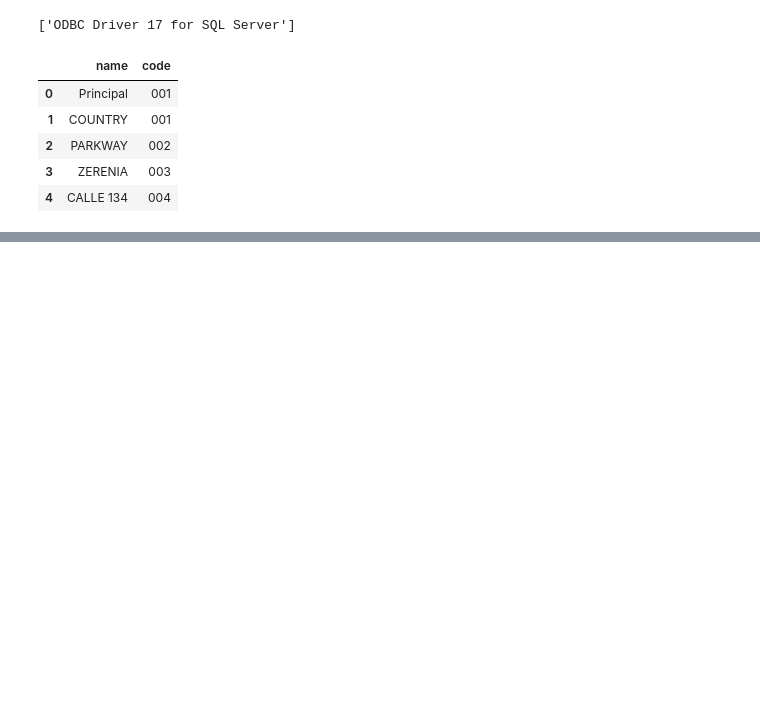
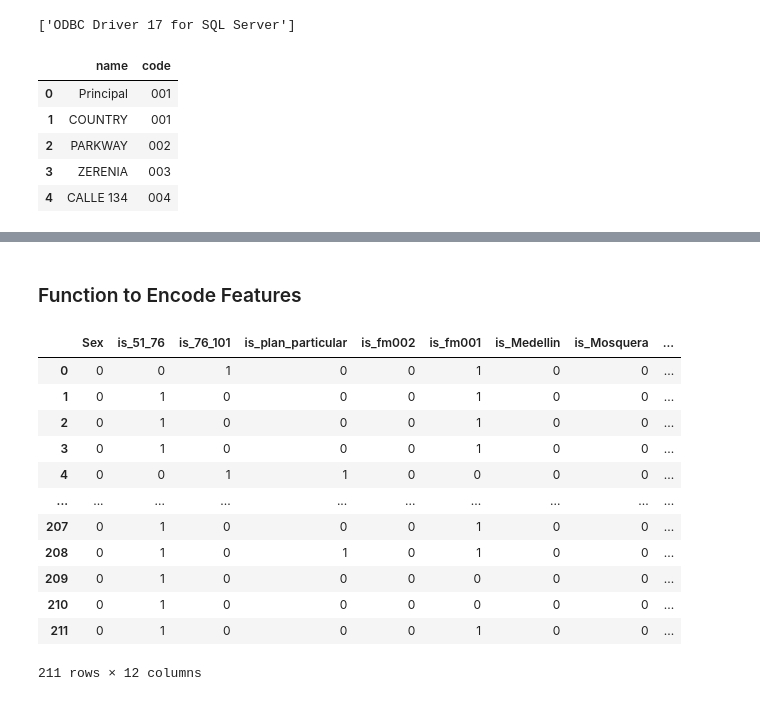
Before and after one commit to princeKike27/Khiron-Next-Buyers-FM, a Jupyter notebook: Khiron_Next_Buyers_FM.ipynb, the cells around one changed output, grey strips where cells are left out. Drawn from its saved outputs; the diff is of its cells as text; code cells hidden in the pictures; blank space fills up the shorter version.

```diff
--- a/Khiron_Next_Buyers_FM.ipynb
+++ b/Khiron_Next_Buyers_FM.ipynb
@@ -1621,0 +1683,2 @@ df_offices.head()
+# %% [markdown]
+### Function to Encode Features
@@ -1621,0 +1726,24 @@ df_offices.head()
+# %%
+# return df for the specified date with the features encoded
+df_date_raw = feature_encoding(df_date)
+# %%
+# select only the encoded features
+features_encoded_date = df_date_raw[['Sex', 'is_51_76', 'is_76_101', 'is_plan_particular', 'is_fm002',\
+                                     'is_fm001', 'is_Medellin', 'is_Mosquera', 'is_Bogota', 'is_cronic_pain',\
+                                    'is_anxiety_depres', 'is_cronic_pain_uncu']]
+
+features_encoded_date
+# %% [output]
+|  | Sex | is_51_76 | is_76_101 | is_plan_particular | is_fm002 | is_fm001 | is_Medellin | is_Mosquera | ... |
+| 0 | 0 | 0 | 1 | 0 | 0 | 1 | 0 | 0 | ... |
+| 1 | 0 | 1 | 0 | 0 | 0 | 1 | 0 | 0 | ... |
+| 2 | 0 | 1 | 0 | 0 | 0 | 1 | 0 | 0 | ... |
+| 3 | 0 | 1 | 0 | 0 | 0 | 1 | 0 | 0 | ... |
+| 4 | 0 | 0 | 1 | 1 | 0 | 0 | 0 | 0 | ... |
+| ... | ... | ... | ... | ... | ... | ... | ... | ... | ... |
+| 207 | 0 | 1 | 0 | 0 | 0 | 1 | 0 | 0 | ... |
+| 208 | 0 | 1 | 0 | 1 | 0 | 1 | 0 | 0 | ... |
+| 209 | 0 | 1 | 0 | 0 | 0 | 0 | 0 | 0 | ... |
+| 210 | 0 | 1 | 0 | 0 | 0 | 0 | 0 | 0 | ... |
+| 211 | 0 | 1 | 0 | 0 | 0 | 1 | 0 | 0 | ... |
+211 rows × 12 columns
```
Also changed, not shown: parts of 17 cells of this notebook.
